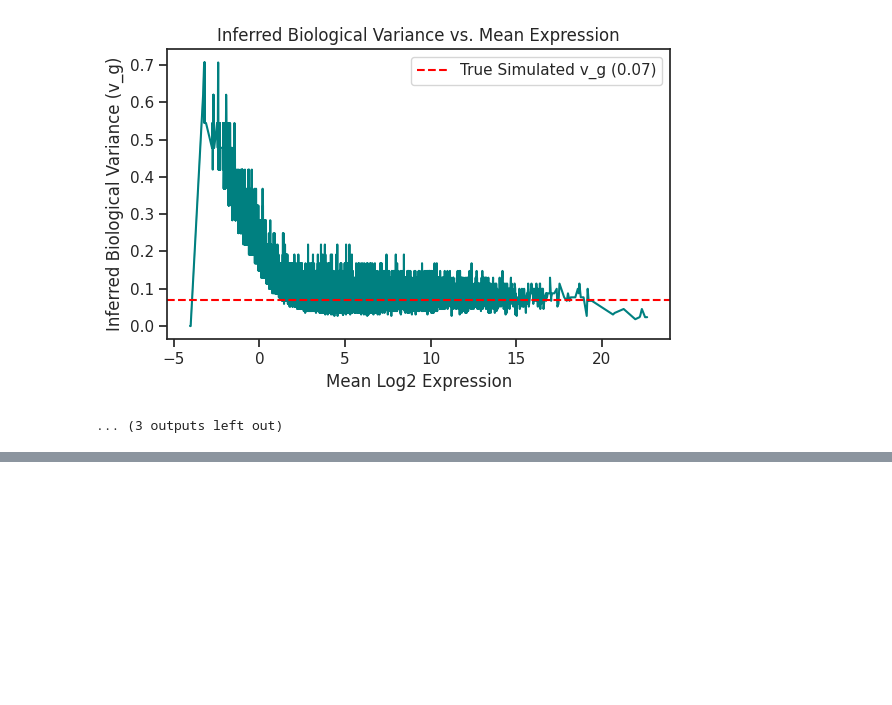
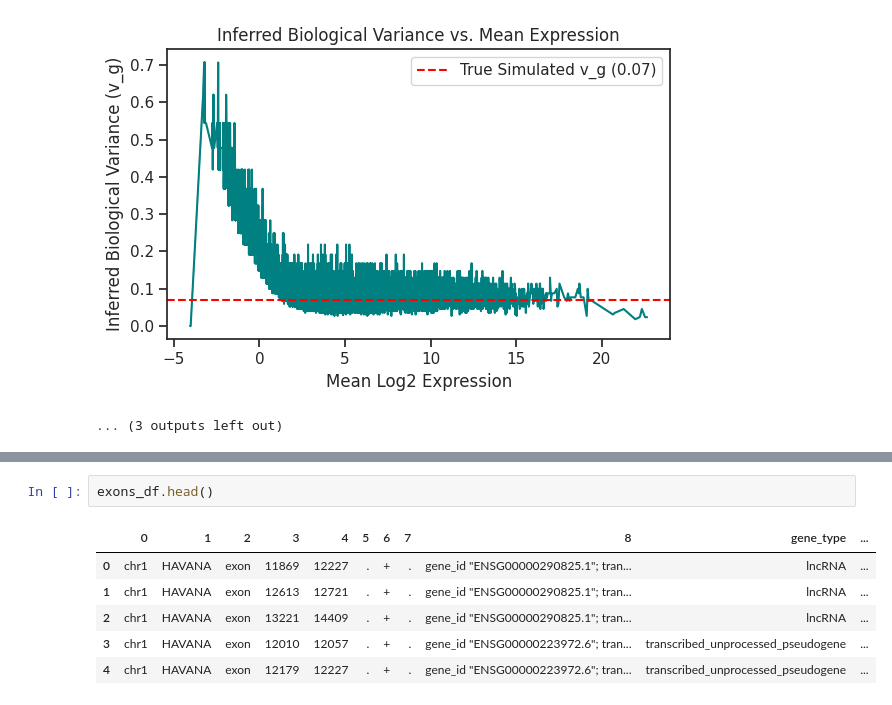
Before and after one commit to zavolanlab/zavolab_pyutils, a Jupyter notebook: test_module.ipynb, the cells around one changed output, grey strips where cells are left out. Drawn from its saved outputs; the diff is of its cells as text; blank space fills up the shorter version.

```diff
--- a/test_module.ipynb
+++ b/test_module.ipynb
@@ -766,0 +818,9 @@ FDR is 0.0, 10repl
+# %%
+exons_df.head()
+# %% [output]
+|  | 0 | 1 | 2 | 3 | 4 | 5 | 6 | 7 | 8 | gene_type | ... |
+| 0 | chr1 | HAVANA | exon | 11869 | 12227 | . | + | . | gene_id "ENSG00000290825.1"; tran... | lncRNA | ... |
+| 1 | chr1 | HAVANA | exon | 12613 | 12721 | . | + | . | gene_id "ENSG00000290825.1"; tran... | lncRNA | ... |
+| 2 | chr1 | HAVANA | exon | 13221 | 14409 | . | + | . | gene_id "ENSG00000290825.1"; tran... | lncRNA | ... |
+| 3 | chr1 | HAVANA | exon | 12010 | 12057 | . | + | . | gene_id "ENSG00000223972.6"; tran... | transcribed_unprocessed_pseudogene | ... |
+| 4 | chr1 | HAVANA | exon | 12179 | 12227 | . | + | . | gene_id "ENSG00000223972.6"; tran... | transcribed_unprocessed_pseudogene | ... |
```
Also changed, not shown: parts of 7 cells of this notebook, 2 other files.
